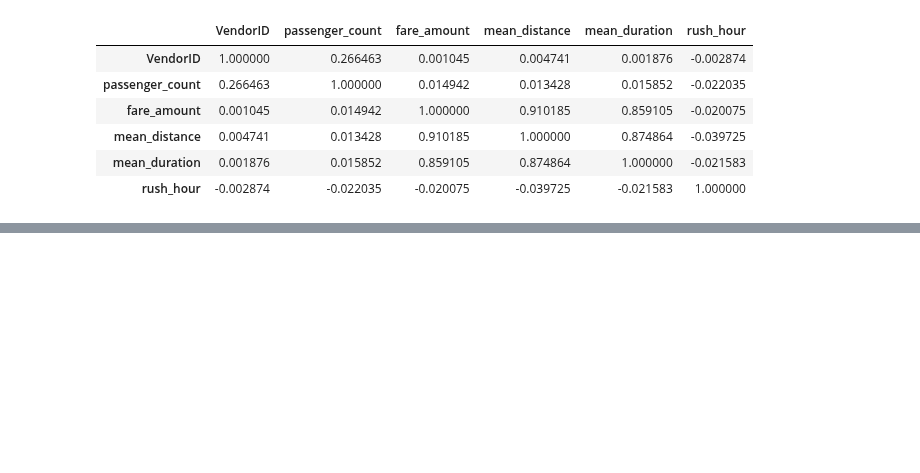
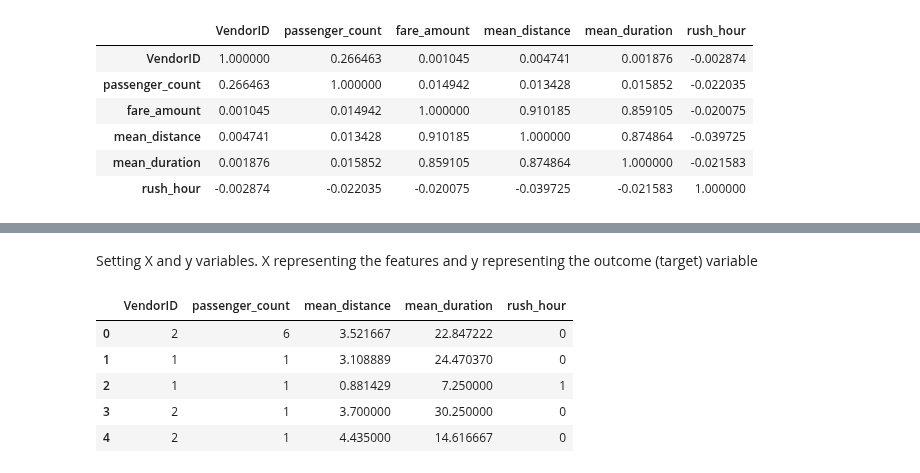
Before and after one commit to PrincelyKitilya/Automatidata-Analysis, a Jupyter notebook: automatidata_analysis.ipynb, the cells around one changed output, grey strips where cells are left out. Cells and saved outputs as stored; diff of their text form; code cells hidden in the pictures; blank space fills up the shorter version.

Commit message:
splitting data into outcome variables and features for model construction.

```diff
--- a/automatidata_analysis.ipynb
+++ b/automatidata_analysis.ipynb
@@ -679,0 +714,18 @@ Visualizing the
+# %% [markdown]
+Setting X and y variables. X representing the features and y representing the outcome (target) variable
+# %%
+# Removing the target column fromthe feautures
+X = df2.drop(columns=['fare_amount'])
+
+# Setting y variable
+y = df2[['fare_amount']]
+
+#displaying first few rows
+X.head()
+# %% [output]
+|  | VendorID | passenger_count | mean_distance | mean_duration | rush_hour |
+| 0 | 2 | 6 | 3.521667 | 22.847222 | 0 |
+| 1 | 1 | 1 | 3.108889 | 24.470370 | 0 |
+| 2 | 1 | 1 | 0.881429 | 7.250000 | 1 |
+| 3 | 2 | 1 | 3.700000 | 30.250000 | 0 |
+| 4 | 2 | 1 | 4.435000 | 14.616667 | 0 |
```
Also changed, not shown: parts of 6 cells of this notebook.
